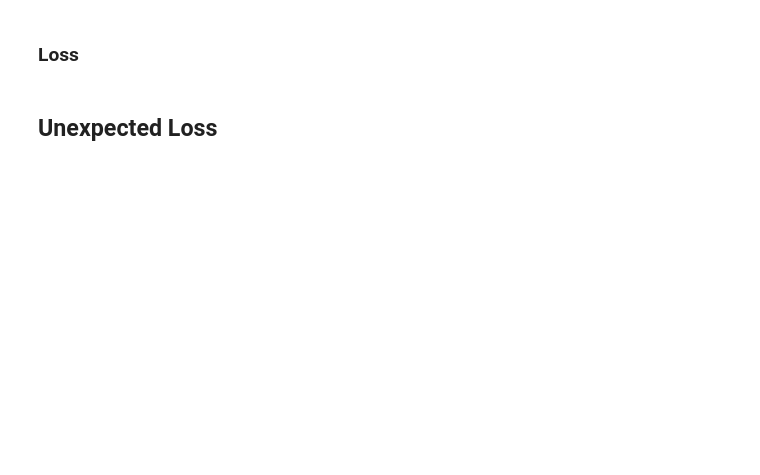
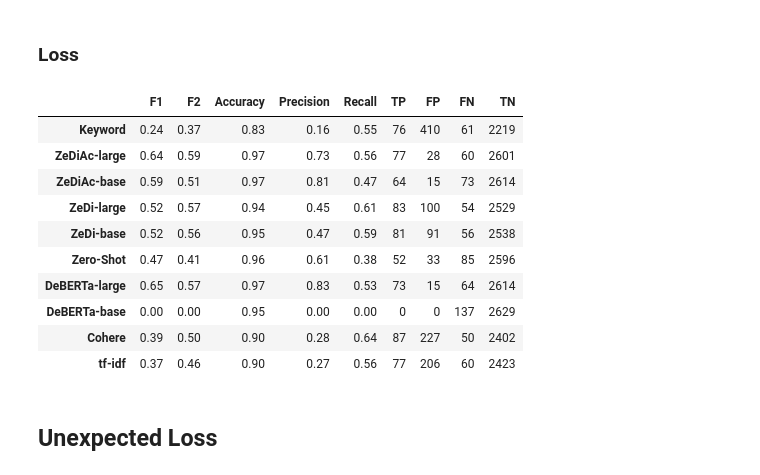
Before and after one commit to felanders/Thesis, a Jupyter notebook: notebooks/Evaluation/Evaluation.ipynb, the cells around one changed output. Cells and saved outputs as stored; diff of their text form; code cells hidden in the pictures; blank space fills up the shorter version.

```diff
--- a/notebooks/Evaluation/Evaluation.ipynb
+++ b/notebooks/Evaluation/Evaluation.ipynb
@@ -413,15 +271,30 @@ pd.DataFrame(scores["unexpected"])[model_order].rename(columns=model_map).T.roun
 # %% [markdown]
 ### Loss
 # %%
-pd.DataFrame(scores["loss"])[model_order].rename(columns=model_map).T.round(2)[score_order].style.highlight_max(props="font-weight:bold;", axis=0, subset=["F1", "F2", "Accuracy", "Precision", "Recall", "TP", "TN"]).highlight_min(props="font-weight:bold;", axis=0, subset=["FP", "FN"]).format("{:.2f}", subset=["F1", "F2", "Accuracy","Precision", "Recall"]).format("{:.0f}", ["TP", "TN", "FP", "FN"]).to_latex(
+df_format = pd.DataFrame(scores["loss"])[model_order].rename(columns=model_map).T.round(2)[score_order].style.highlight_max(props="font-weight:bold;", axis=0, subset=["F1", "F2", "Accuracy", "Precision", "Recall", "TP", "TN"]).highlight_min(props="font-weight:bold;", axis=0, subset=["FP", "FN"]).format("{:.2f}", subset=["F1", "F2", "Accuracy","Precision", "Recall"]).format("{:.0f}", ["TP", "TN", "FP", "FN"])
+
+df_format.to_latex(
     table_path/"model_eval_loss.tex",
     position="H",
     caption="Model performance for \emph{loss}.",
     label="tab:model_eval_loss",
     environment="longtable",
     convert_css=True,
     hrules=True
 )
+df_format
+# %% [output]
+|  | F1 | F2 | Accuracy | Precision | Recall | TP | FP | FN | TN |
+| Keyword | 0.24 | 0.37 | 0.83 | 0.16 | 0.55 | 76 | 410 | 61 | 2219 |
+| ZeDiAc-large | 0.64 | 0.59 | 0.97 | 0.73 | 0.56 | 77 | 28 | 60 | 2601 |
+| ZeDiAc-base | 0.59 | 0.51 | 0.97 | 0.81 | 0.47 | 64 | 15 | 73 | 2614 |
+| ZeDi-large | 0.52 | 0.57 | 0.94 | 0.45 | 0.61 | 83 | 100 | 54 | 2529 |
+| ZeDi-base | 0.52 | 0.56 | 0.95 | 0.47 | 0.59 | 81 | 91 | 56 | 2538 |
+| Zero-Shot | 0.47 | 0.41 | 0.96 | 0.61 | 0.38 | 52 | 33 | 85 | 2596 |
+| DeBERTa-large | 0.65 | 0.57 | 0.97 | 0.83 | 0.53 | 73 | 15 | 64 | 2614 |
+| DeBERTa-base | 0.00 | 0.00 | 0.95 | 0.00 | 0.00 | 0 | 0 | 137 | 2629 |
+| Cohere | 0.39 | 0.50 | 0.90 | 0.28 | 0.64 | 87 | 227 | 50 | 2402 |
+| tf-idf | 0.37 | 0.46 | 0.90 | 0.27 | 0.56 | 77 | 206 | 60 | 2423 |
 # %% [markdown]
 ## Unexpected Loss
 # %%
```
Also changed, not shown: parts of 40 cells of this notebook, 20 other files.
